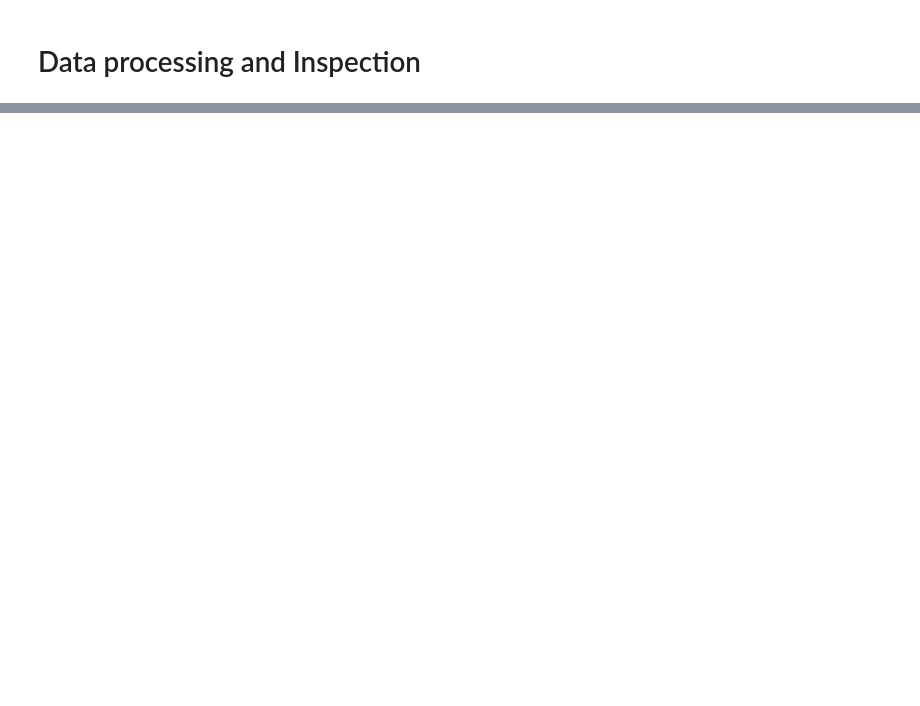
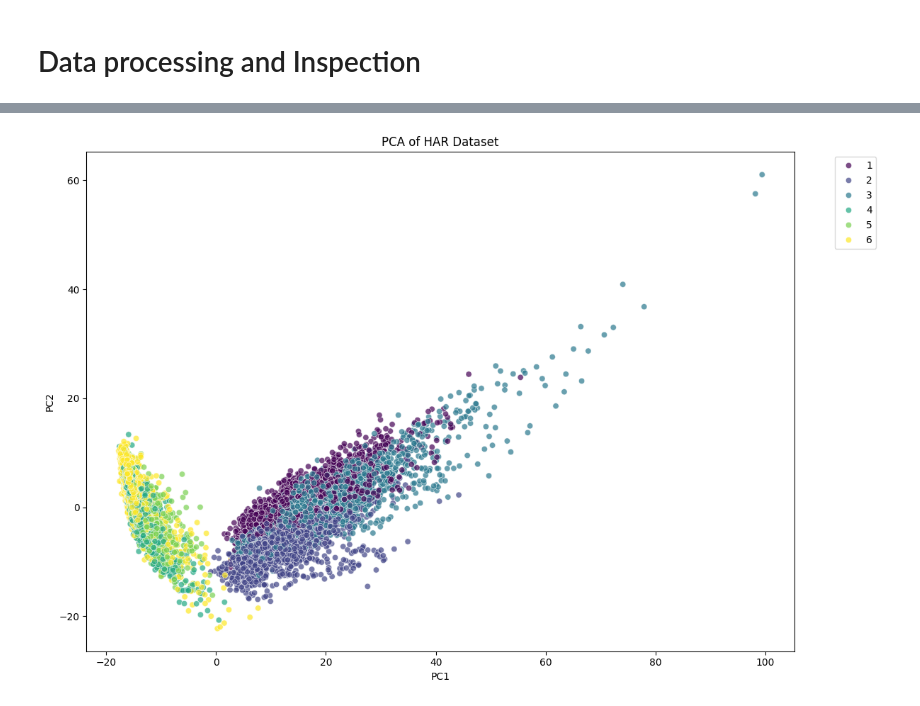
Before and after one commit to kkmm1234/UI_Project, a Jupyter notebook: UI_project_2025.ipynb, the cells around one changed output, grey strips where cells are left out. Drawn from its saved outputs; the diff is of its cells as text; code cells hidden in the pictures; blank space fills up the shorter version.

```diff
--- a/UI_project_2025.ipynb
+++ b/UI_project_2025.ipynb
@@ -100,0 +81,20 @@ Name: count, dtype: int64
+# %%
+#visulize the data with pca
+scaler = StandardScaler()
+X = scaler.fit_transform(df)
+
+pca = PCA(n_components=2)
+X_pca = pca.fit_transform(X)
+
+pca_df = pd.DataFrame(data=X_pca, columns=['PC1', 'PC2'])
+pca_df['target'] = targets
+# %%
+#plot the data
+plt.figure(figsize=(12, 8))
+sns.scatterplot(x='PC1', y='PC2', hue='target', data=pca_df, palette='viridis', alpha=0.7)
+plt.title('PCA of HAR Dataset')
+plt.legend(bbox_to_anchor=(1.05, 1), loc='upper left')
+plt.tight_layout()
+plt.show()
+# %% [output]
+[figure, added]
```
Also changed, not shown: parts of 17 cells of this notebook.
